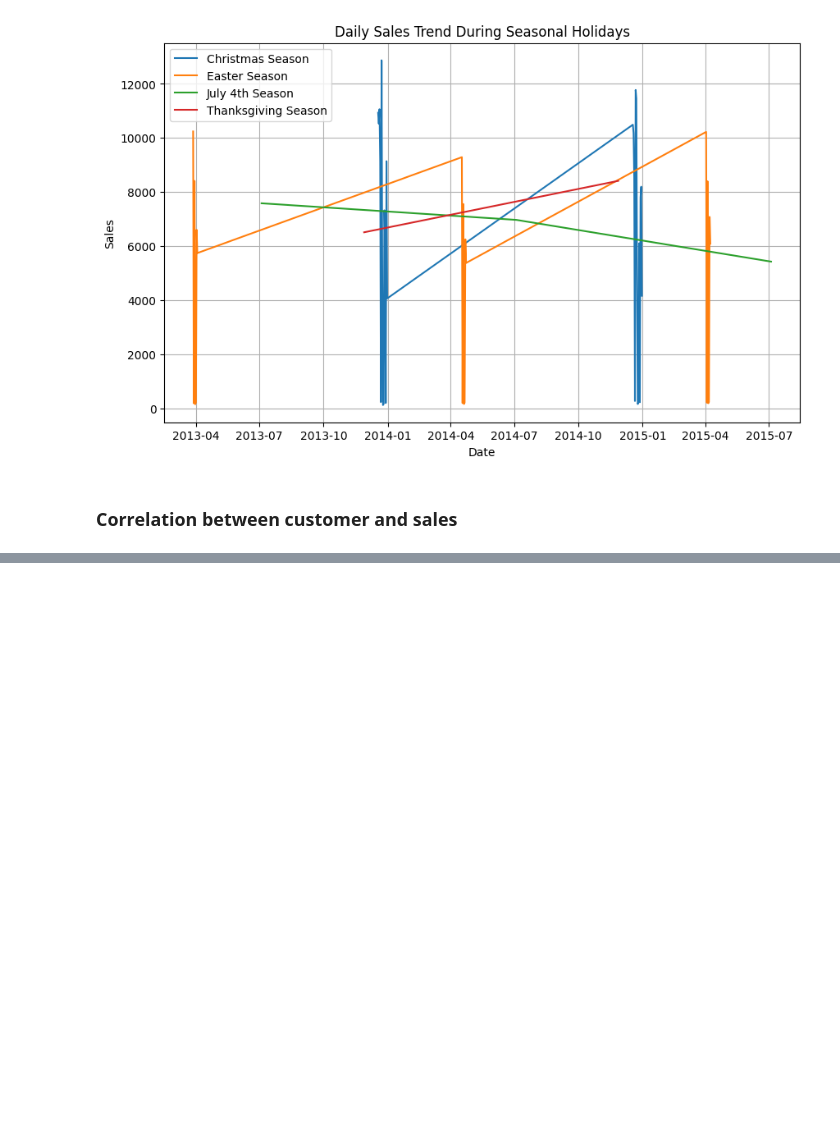
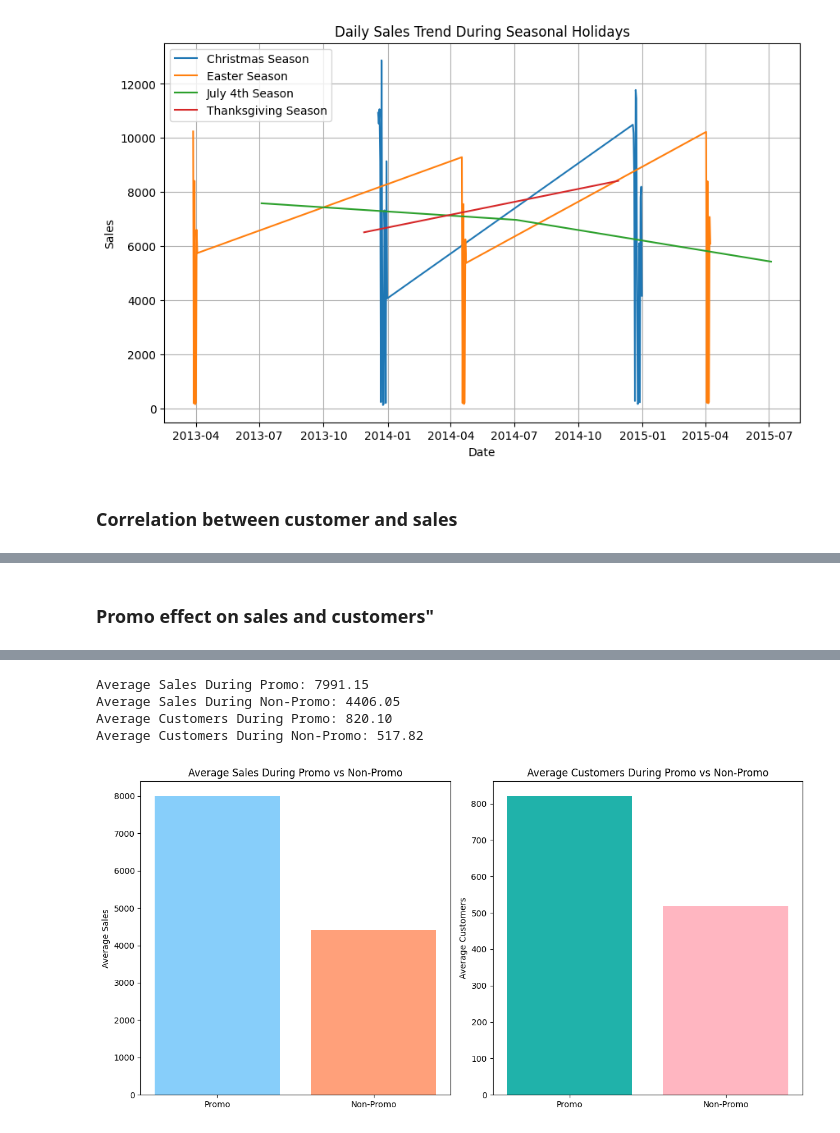
Before and after one commit to wolderufael/Rossmann_Store_Sales_Prediction, a Jupyter notebook: notebook/EDA.ipynb, the cells around one changed output, grey strips where cells are left out. Drawn from its saved outputs; the diff is of its cells as text; code cells hidden in the pictures; blank space fills up the shorter version.

Commit message:
promo efffect on sales and customers

```diff
--- a/notebook/EDA.ipynb
+++ b/notebook/EDA.ipynb
@@ -79,2 +79,7 @@ analyzer.analyze_sales_customers_correlation(train_df)
 Correlation coefficient between Sales and Customers: 0.8947
 [figure]
+# %% [markdown]
+### Promo effect on sales and customers"
+# %%
+analyzer.analyze_promo_effect(train_df)
+# %% [output]
@@ -80,0 +87,5 @@ Correlation coefficient between Sales and Customers: 0.8947
+Average Sales During Promo: 7991.15
+Average Sales During Non-Promo: 4406.05
+Average Customers During Promo: 820.10
+Average Customers During Non-Promo: 517.82
+[figure, added]
```
Also changed, not shown: parts of 7 cells of this notebook, 1 other file.
